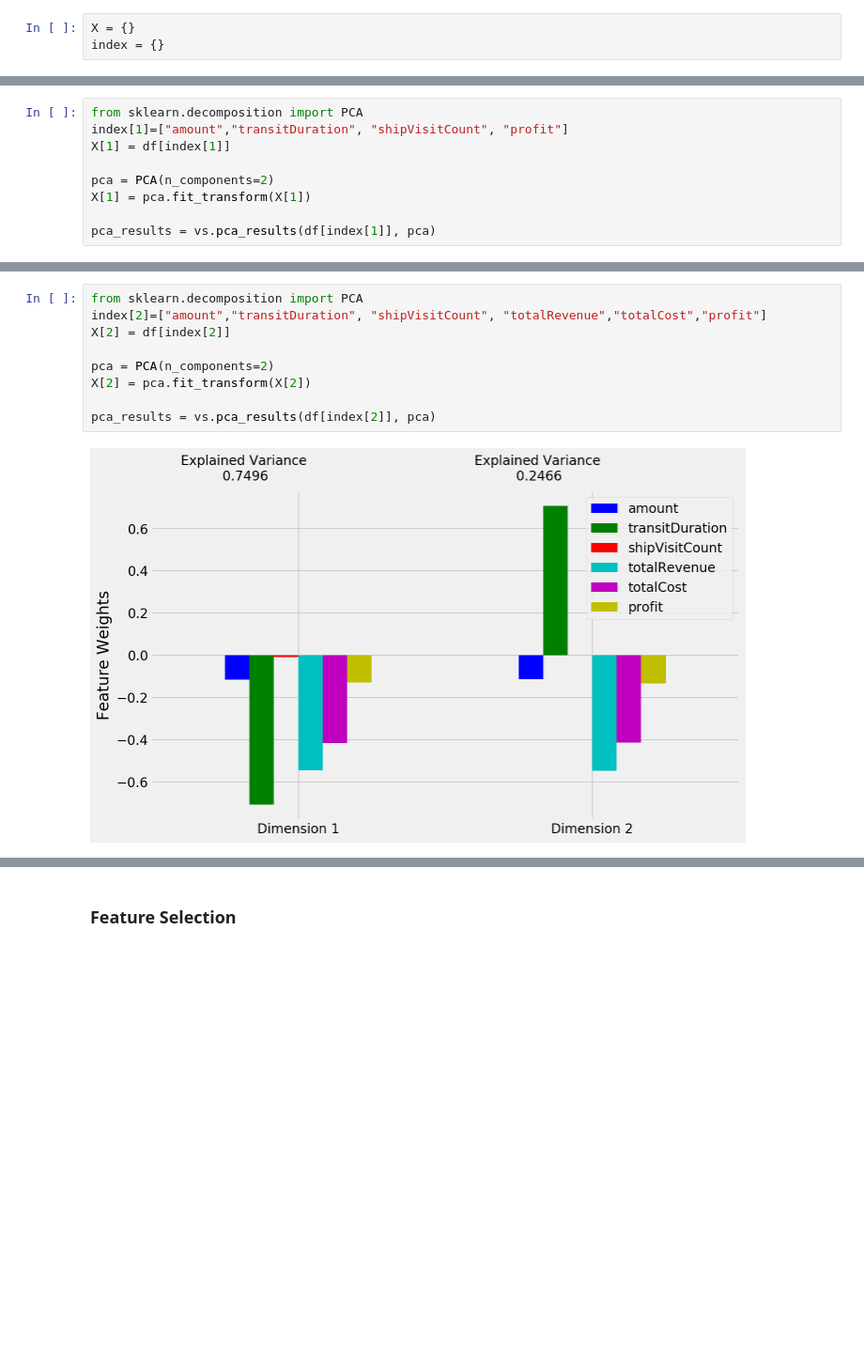
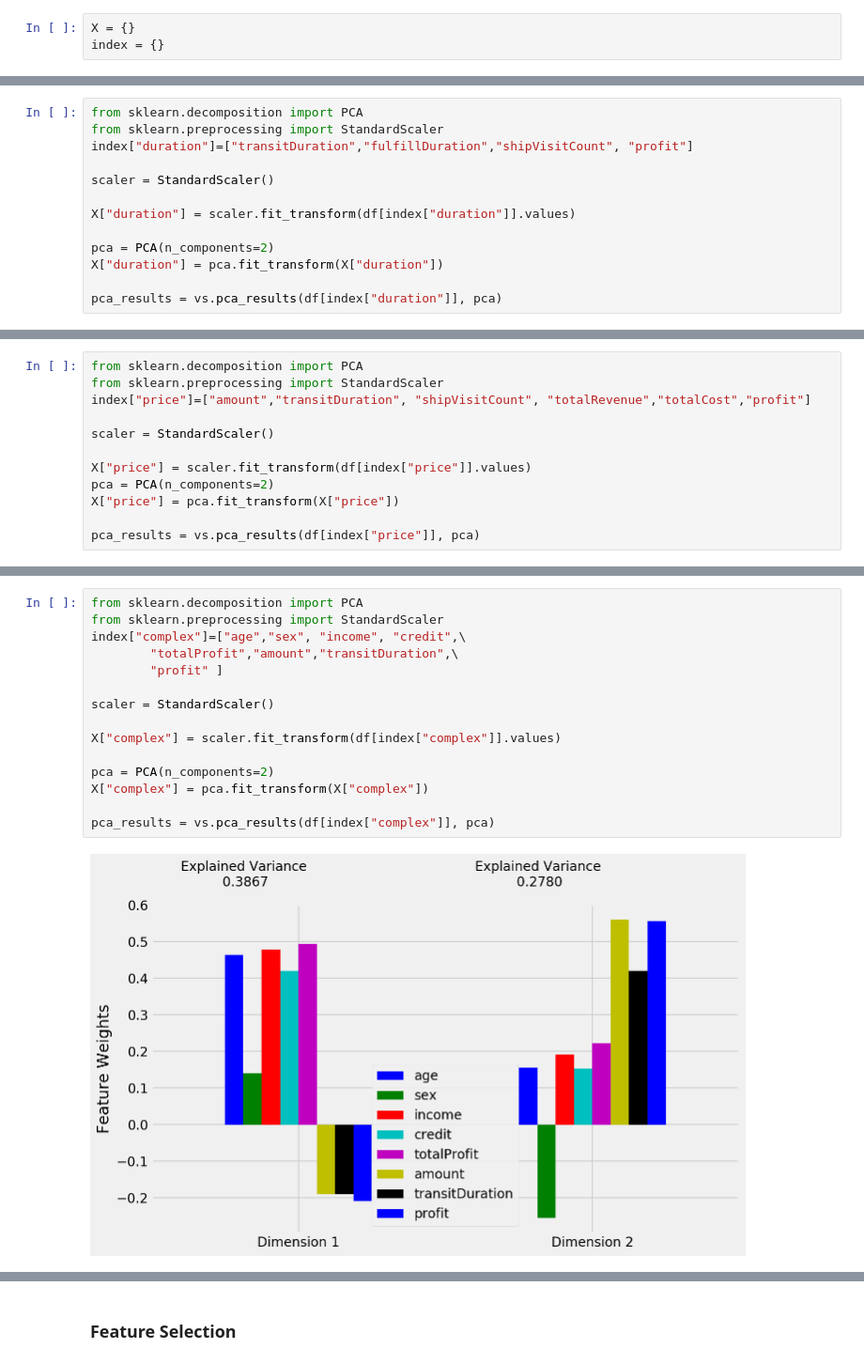
Before and after one commit to miaoever/IOT, a Jupyter notebook: Standup 4/K-means.ipynb, the cells around one changed output, grey strips where cells are left out. Shown at 94% size. Saved outputs shown, nothing was run; the diff lists cells and outputs as text; blank space fills up the shorter version.

```diff
--- a/Standup 4/K-means.ipynb
+++ b/Standup 4/K-means.ipynb
@@ -94,0 +144,13 @@ pca_results = vs.pca_results(df[index[0]], pca)
+# %%
+from sklearn.decomposition import PCA
+from sklearn.preprocessing import StandardScaler
+index["duration"]=["transitDuration","fulfillDuration","shipVisitCount", "profit"]
+
+scaler = StandardScaler()
+
+X["duration"] = scaler.fit_transform(df[index["duration"]].values)
+
+pca = PCA(n_components=2)
+X["duration"] = pca.fit_transform(X["duration"])
+
+pca_results = vs.pca_results(df[index["duration"]], pca)
@@ -95,10 +159,13 @@ pca_results = vs.pca_results(df[index[0]], pca)
 # %%
 from sklearn.decomposition import PCA
-index[1]=["amount","transitDuration", "shipVisitCount", "profit"]
-X[1] = df[index[1]]
+from sklearn.preprocessing import StandardScaler
+index["price"]=["amount","transitDuration", "shipVisitCount", "totalRevenue","totalCost","profit"]
 
+scaler = StandardScaler()
+
+X["price"] = scaler.fit_transform(df[index["price"]].values)
 pca = PCA(n_components=2)
-X[1] = pca.fit_transform(X[1])
+X["price"] = pca.fit_transform(X["price"])
 
-pca_results = vs.pca_results(df[index[1]], pca)
+pca_results = vs.pca_results(df[index["price"]], pca)
 # %% [output]
@@ -106,11 +173,17 @@ pca_results = vs.pca_results(df[index[1]], pca)
 # %%
 from sklearn.decomposition import PCA
-index[2]=["amount","transitDuration", "shipVisitCount", "totalRevenue","totalCost","profit"]
-X[2] = df[index[2]]
+from sklearn.preprocessing import StandardScaler
+index["complex"]=["age","sex", "income", "credit",\
+        "totalProfit","amount","transitDuration",\
+        "profit" ]
+
+scaler = StandardScaler()
+
+X["complex"] = scaler.fit_transform(df[index["complex"]].values)
 
 pca = PCA(n_components=2)
-X[2] = pca.fit_transform(X[2])
+X["complex"] = pca.fit_transform(X["complex"])
 
-pca_results = vs.pca_results(df[index[2]], pca)
+pca_results = vs.pca_results(df[index["complex"]], pca)
 # %% [output]
-[figure, old version]
+[figure, new version]
```
Also changed, not shown: parts of 27 cells of this notebook.
